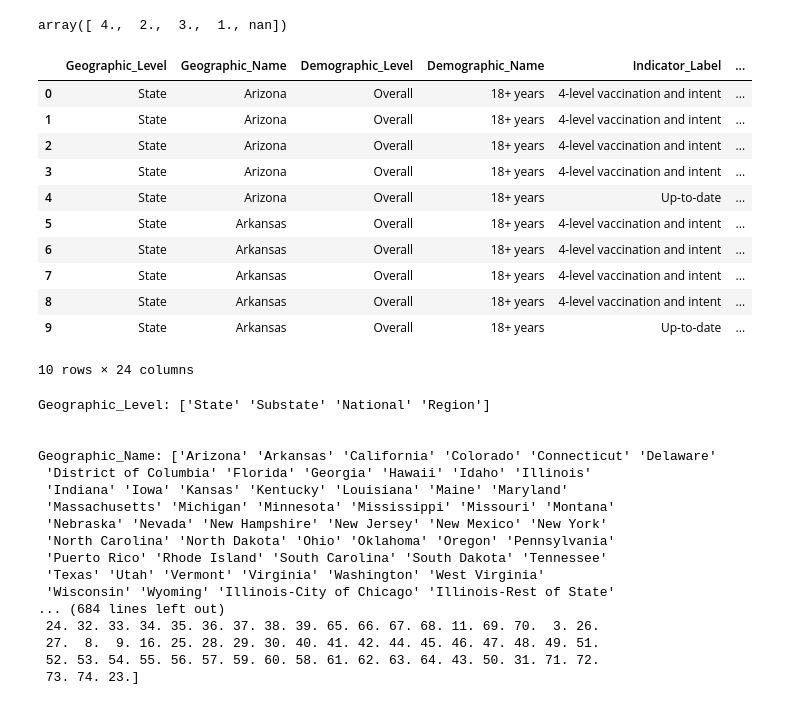
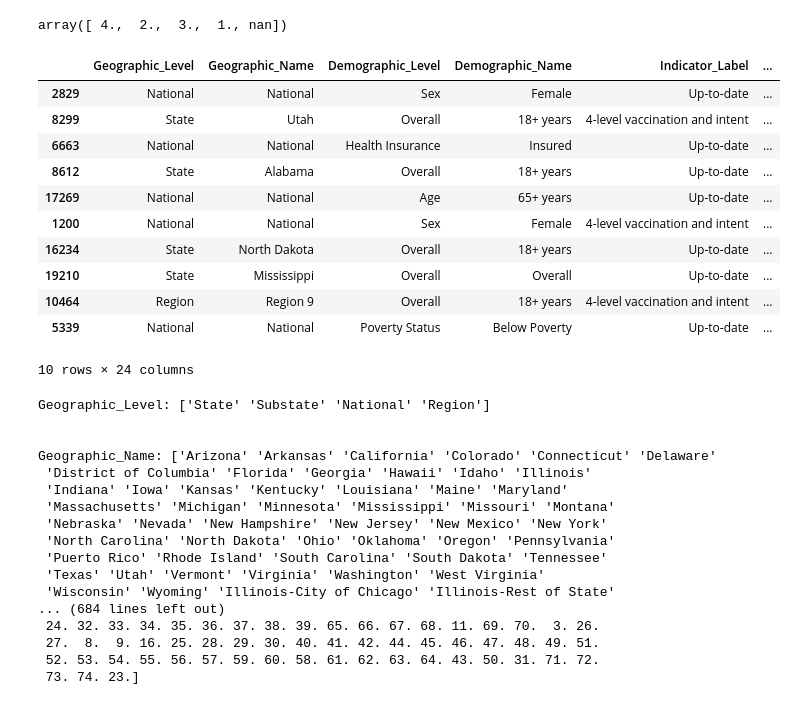
Before and after one commit to saba-sohail/Pfizer-Vaccination-Rates, a Jupyter notebook: Pfizer_Vaccination_Rates.ipynb, the cells around one changed output. Cells and saved outputs as stored; diff of their text form; code cells hidden in the pictures.

```diff
--- a/Pfizer_Vaccination_Rates.ipynb
+++ b/Pfizer_Vaccination_Rates.ipynb
@@ -111,21 +81,21 @@ Index(['Geographic_Level', 'Geographic_Name', 'Demographic_Level',
 df['Indicator_Category_Label_Sort'].unique()
 # %% [output]
 array([ 4.,  2.,  3.,  1., nan])
-# %%
-df.head(10)
-# %% [output]
-|  | Geographic_Level | Geographic_Name | Demographic_Level | Demographic_Name | Indicator_Label | ... |
-| 0 | State | Arizona | Overall | 18+ years | 4-level vaccination and intent | ... |
-| 1 | State | Arizona | Overall | 18+ years | 4-level vaccination and intent | ... |
-| 2 | State | Arizona | Overall | 18+ years | 4-level vaccination and intent | ... |
-| 3 | State | Arizona | Overall | 18+ years | 4-level vaccination and intent | ... |
-| 4 | State | Arizona | Overall | 18+ years | Up-to-date | ... |
-| 5 | State | Arkansas | Overall | 18+ years | 4-level vaccination and intent | ... |
-| 6 | State | Arkansas | Overall | 18+ years | 4-level vaccination and intent | ... |
-| 7 | State | Arkansas | Overall | 18+ years | 4-level vaccination and intent | ... |
-| 8 | State | Arkansas | Overall | 18+ years | 4-level vaccination and intent | ... |
-| 9 | State | Arkansas | Overall | 18+ years | Up-to-date | ... |
-10 rows × 24 columns
+# %%
+df.sample(n=10, random_state=1234)
+# %% [output]
+|  | Geographic_Level | Geographic_Name | Demographic_Level | Demographic_Name | Indicator_Label | ... |
+| 2829 | National | National | Sex | Female | Up-to-date | ... |
+| 8299 | State | Utah | Overall | 18+ years | 4-level vaccination and intent | ... |
+| 6663 | National | National | Health Insurance | Insured | Up-to-date | ... |
+| 8612 | State | Alabama | Overall | 18+ years | Up-to-date | ... |
+| 17269 | National | National | Age | 65+ years | Up-to-date | ... |
+| 1200 | National | National | Sex | Female | 4-level vaccination and intent | ... |
+| 16234 | State | North Dakota | Overall | 18+ years | Up-to-date | ... |
+| 19210 | State | Mississippi | Overall | Overall | Up-to-date | ... |
+| 10464 | Region | Region 9 | Overall | 18+ years | 4-level vaccination and intent | ... |
+| 5339 | National | National | Poverty Status | Below Poverty | Up-to-date | ... |
+10 rows × 24 columns
 # %%
 for column in df.columns:
     print("\n")
```
Also changed, not shown: parts of 23 cells of this notebook.
